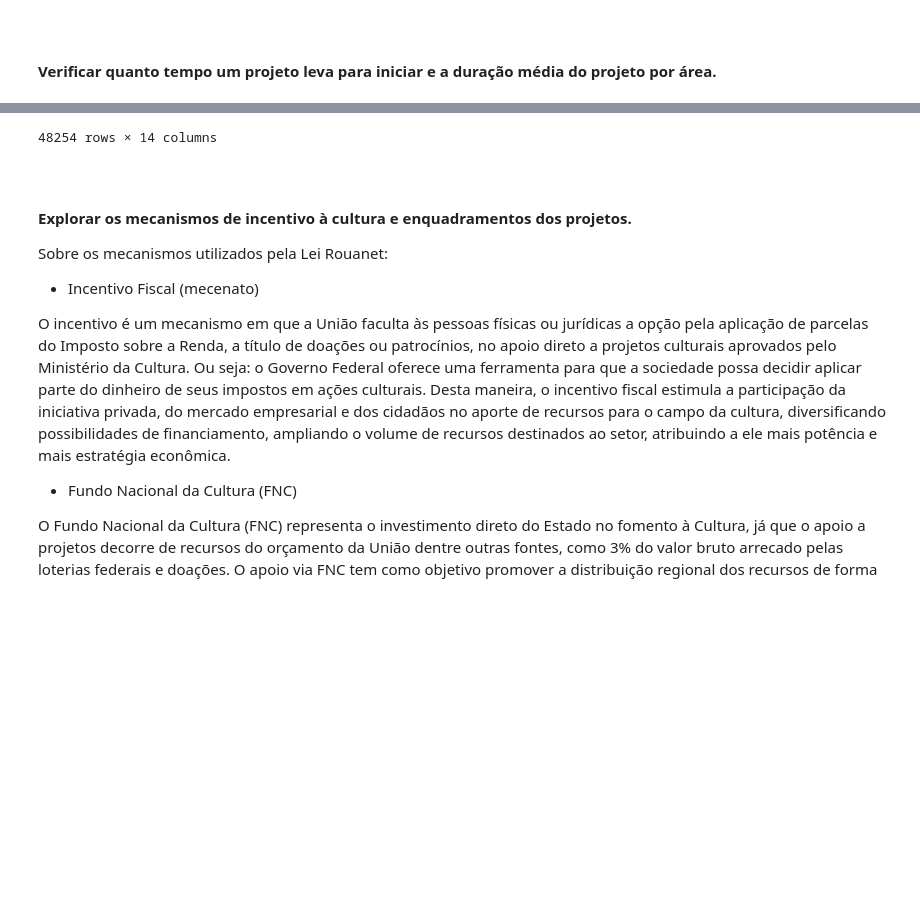
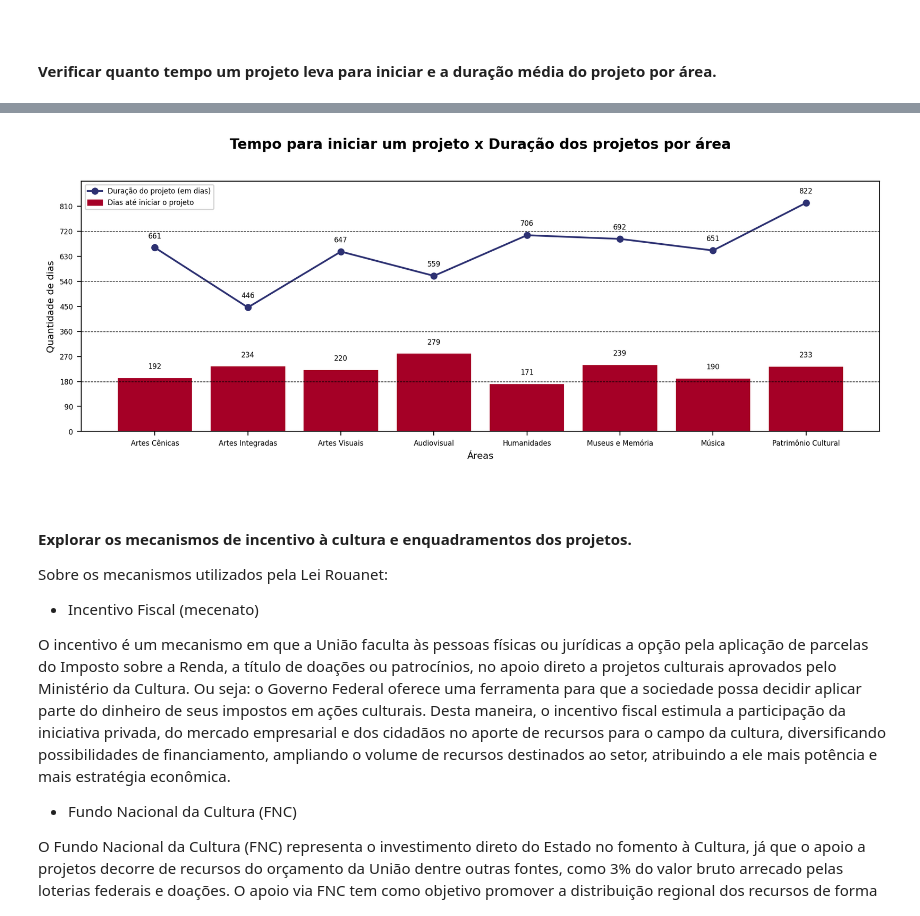
Before and after one commit to lorenaaxbastos/santander-coders-projects, a Jupyter notebook: Unit 2 - Programming Techniques I (PY)/Projeto EDA - Análise do Dataset da Lei Rouanet.ipynb, the cells around one changed output, grey strips where cells are left out. Drawn from its saved outputs; the diff is of its cells as text; code cells hidden in the pictures; blank space fills up the shorter version.

```diff
--- a/Unit 2 - Programming Techniques I (PY)/Projeto EDA - Análise do Dataset da Lei Rouanet.ipynb
+++ b/Unit 2 - Programming Techniques I (PY)/Projeto EDA - Análise do Dataset da Lei Rouanet.ipynb
@@ -688,3 +698,69 @@ display(anos_para_iniciar_por_area, duracao_por_area)
 # %%
-df_projetos
+plt.rcParams.update({"font.size": 6})
+cores = np.array(["#A50026", "#EE613D", "#FA9857", "#FDD081",
+                  "#AEDAE9", "#679DC9", "#3E60A9", "#2D3172"])
+
+figure, axs = plt.subplots(figsize=(10, 4), dpi=200)
+
+
+def rotulos(arr):
+    for x, y in zip(arr.index, arr.values.flatten()):
+        axs.annotate(
+            f"{round(y)}",
+            (x, y),
+            textcoords="offset points",
+            xytext=(0, 8),
+            ha='center'
+        )
+
+
+axs.bar(
+    tempo_ate_iniciar_por_area.index,
+    tempo_ate_iniciar_por_area.values.flatten(),
+    color="#A50026"
+)
+
+axs.plot(
+    duracao_por_area.index,
+    duracao_por_area.values.flatten(),
+    marker="o",
+    markersize=5,
+    color="#2D3172"
+)
+
+plt.ylim(0, 900)
+
+altura_eixo_y = round(axs.get_ylim()[-1])
+for i in range(180, altura_eixo_y, 180):
+    plt.axhline(y=i, color="#000", linewidth=0.5, linestyle="dashed")
+
+proxy_barras = plt.Rectangle(
+    (0, 0), 1, 1,
+    color="#A50026",
+    label="Dias até iniciar o projeto"
+)
+
+proxy_linha, = plt.plot(
+    0, duracao_por_area.values.flatten()[0],
+    marker="o",
+    markersize=5,
+    color="#2D3172",
+    label="Duração do projeto (em dias)"
+)
+
+axs.legend(handles=[proxy_linha, proxy_barras])
+
+rotulos(tempo_ate_iniciar_por_area)
+rotulos(duracao_por_area)
+
+plt.xlabel("Áreas", fontsize=8)
+plt.ylabel("Quantidade de dias", fontsize=8)
+
+plt.yticks(np.arange(0, duracao_por_area.values.flatten().max(), 90))
+
+plt.title("Tempo para iniciar um projeto x Duração dos projetos por área", fontsize=12, fontweight=1000, y=1.1)
+
+plt.tight_layout()
+plt.savefig(path.abspath("charts/projetos_por_area04.png"), bbox_inches="tight")
+plt.show()
 # %% [output]
@@ -703 +767 @@ df_projetos
-48254 rows × 14 columns
+[figure, added]
```
Also changed, not shown: parts of 17 cells of this notebook.
